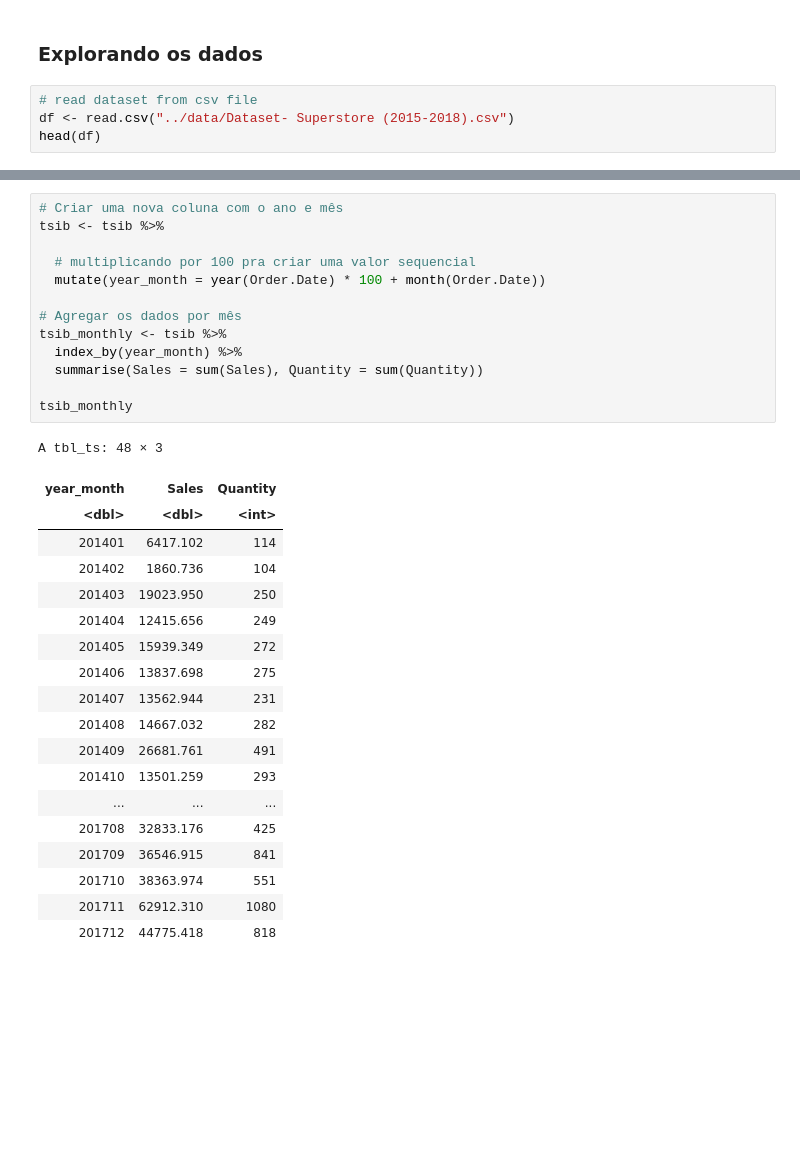
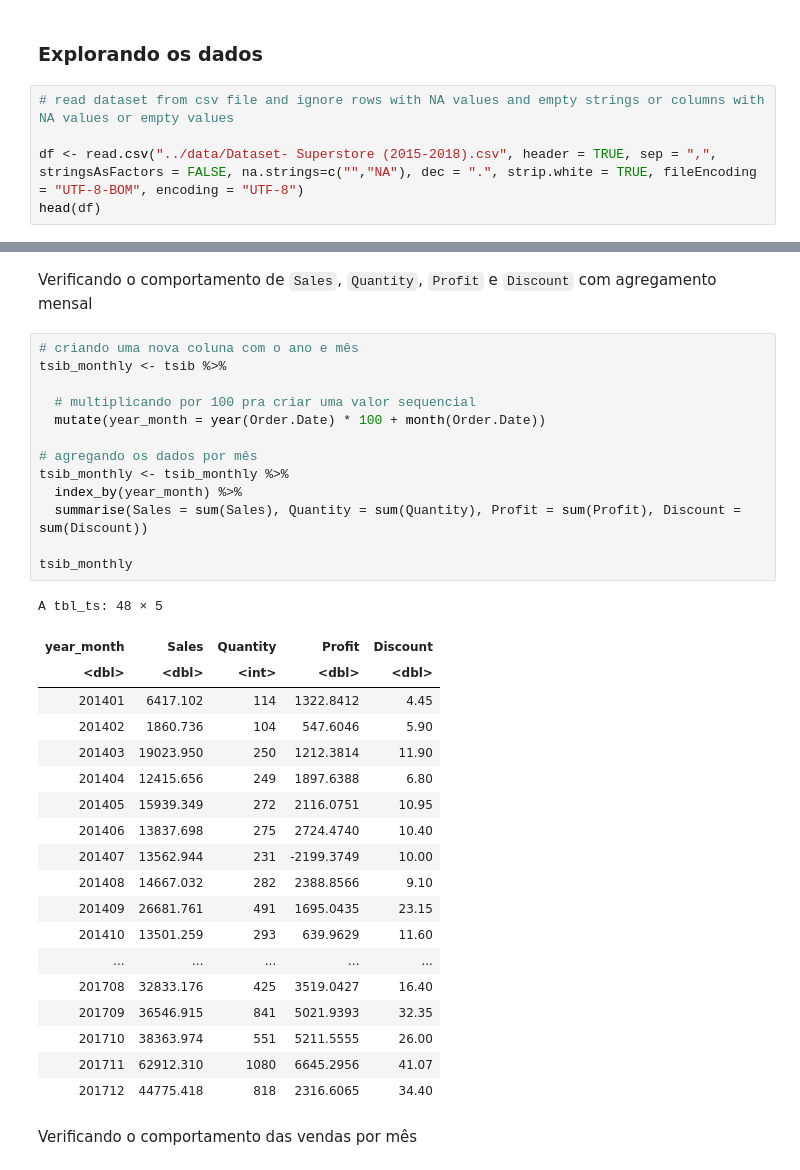
Before and after one commit to tgvp/Time_Series_Forecast, a Jupyter notebook: src/Time_Series.ipynb, the cells around one changed output, grey strips where cells are left out. Drawn from its saved outputs; the diff is of its cells as text; blank space fills up the shorter version.

```diff
--- a/src/Time_Series.ipynb
+++ b/src/Time_Series.ipynb
@@ -12,8 +17,9 @@ library(fpp3)
 # %% [markdown]
 ### Explorando os dados
 # %%
-# read dataset from csv file
-df <- read.csv("../data/Dataset- Superstore (2015-2018).csv")
+# read dataset from csv file and ignore rows with NA values and empty strings or columns with NA values or empty values
+
+df <- read.csv("../data/Dataset- Superstore (2015-2018).csv", header = TRUE, sep = ",", stringsAsFactors = FALSE, na.strings=c("","NA"), dec = ".", strip.white = TRUE, fileEncoding = "UTF-8-BOM", encoding = "UTF-8")
 head(df)
 # %% [output]
 A data.frame: 6 × 21
@@ -192,33 +245,37 @@ Autocorrelations of series 'tsib$Sales', by lag
+# %% [markdown]
+Verificando o comportamento de `Sales`, `Quantity`, `Profit` e `Discount` com agregamento mensal
 # %%
-# Criar uma nova coluna com o ano e mês
-tsib <- tsib %>%
+# criando uma nova coluna com o ano e mês
+tsib_monthly <- tsib %>%
 
   # multiplicando por 100 pra criar uma valor sequencial
   mutate(year_month = year(Order.Date) * 100 + month(Order.Date))
 
-# Agregar os dados por mês
-tsib_monthly <- tsib %>%
+# agregando os dados por mês
+tsib_monthly <- tsib_monthly %>%
   index_by(year_month) %>%
-  summarise(Sales = sum(Sales), Quantity = sum(Quantity))
+  summarise(Sales = sum(Sales), Quantity = sum(Quantity), Profit = sum(Profit), Discount = sum(Discount))
 
 tsib_monthly
 # %% [output]
-A tbl_ts: 48 × 3
+A tbl_ts: 48 × 5
-| year_month | Sales | Quantity |
-| <dbl> | <dbl> | <int> |
-| 201401 | 6417.102 | 114 |
-| 201402 | 1860.736 | 104 |
-| 201403 | 19023.950 | 250 |
-| 201404 | 12415.656 | 249 |
-| 201405 | 15939.349 | 272 |
-| 201406 | 13837.698 | 275 |
-| 201407 | 13562.944 | 231 |
-| 201408 | 14667.032 | 282 |
-| 201409 | 26681.761 | 491 |
-| 201410 | 13501.259 | 293 |
-| ... | ... | ... |
-| 201708 | 32833.176 | 425 |
-| 201709 | 36546.915 | 841 |
-| 201710 | 38363.974 | 551 |
-| 201711 | 62912.310 | 1080 |
-| 201712 | 44775.418 | 818 |
+| year_month | Sales | Quantity | Profit | Discount |
+| <dbl> | <dbl> | <int> | <dbl> | <dbl> |
+| 201401 | 6417.102 | 114 | 1322.8412 | 4.45 |
+| 201402 | 1860.736 | 104 | 547.6046 | 5.90 |
+| 201403 | 19023.950 | 250 | 1212.3814 | 11.90 |
+| 201404 | 12415.656 | 249 | 1897.6388 | 6.80 |
+| 201405 | 15939.349 | 272 | 2116.0751 | 10.95 |
+| 201406 | 13837.698 | 275 | 2724.4740 | 10.40 |
+| 201407 | 13562.944 | 231 | -2199.3749 | 10.00 |
+| 201408 | 14667.032 | 282 | 2388.8566 | 9.10 |
+| 201409 | 26681.761 | 491 | 1695.0435 | 23.15 |
+| 201410 | 13501.259 | 293 | 639.9629 | 11.60 |
+| ... | ... | ... | ... | ... |
+| 201708 | 32833.176 | 425 | 3519.0427 | 16.40 |
+| 201709 | 36546.915 | 841 | 5021.9393 | 32.35 |
+| 201710 | 38363.974 | 551 | 5211.5555 | 26.00 |
+| 201711 | 62912.310 | 1080 | 6645.2956 | 41.07 |
+| 201712 | 44775.418 | 818 | 2316.6065 | 34.40 |
+# %% [markdown]
+Verificando o comportamento das vendas por mês
```
Also changed, not shown: parts of 95 cells of this notebook.
